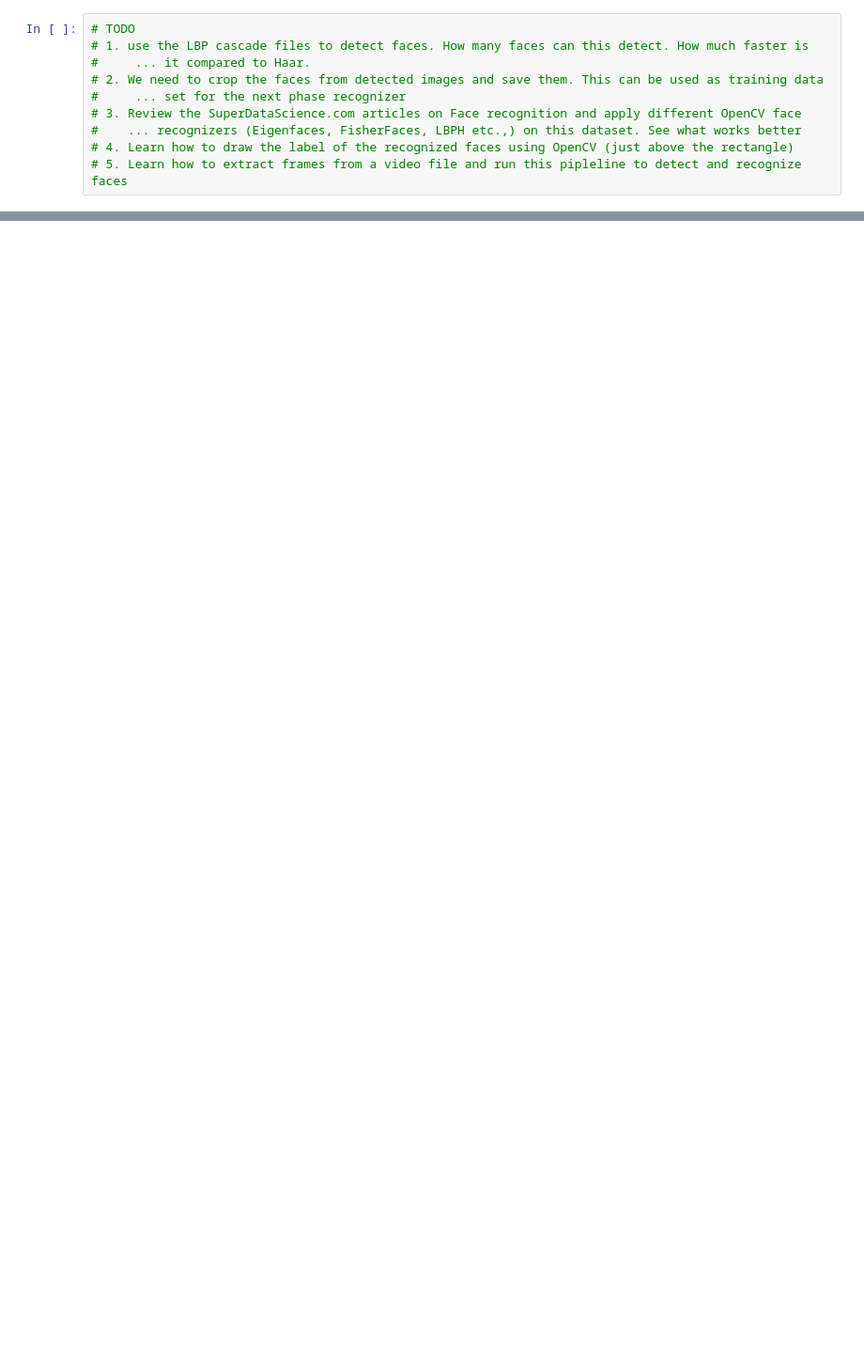
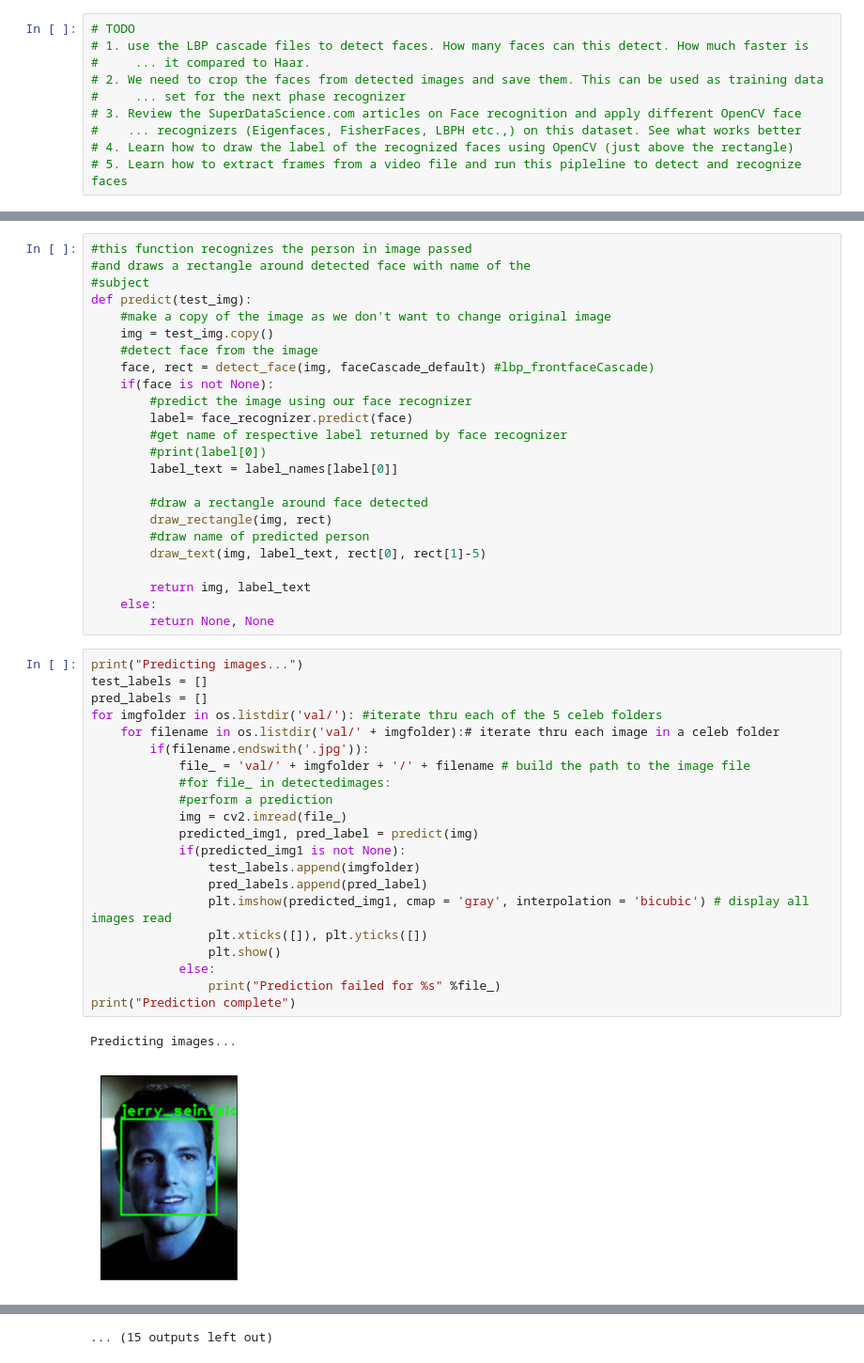
Before and after one commit to ckarthic/Face-Recognition, a Jupyter notebook: OpenCV_Cascades.ipynb, the cells around one changed output, grey strips where cells are left out. Shown at 94% size. Cells and saved outputs as stored; diff of their text form; blank space fills up the shorter version.

```diff
--- a/OpenCV_Cascades.ipynb
+++ b/OpenCV_Cascades.ipynb
@@ -99,0 +257,48 @@ train/madonna/httpssmediacacheakpinimgcomxfeebfdccajpg.jpg
+# %%
+#this function recognizes the person in image passed
+#and draws a rectangle around detected face with name of the
+#subject
+def predict(test_img):
+    #make a copy of the image as we don't want to change original image
+    img = test_img.copy()
+    #detect face from the image
+    face, rect = detect_face(img, faceCascade_default) #lbp_frontfaceCascade)
+    if(face is not None):
+        #predict the image using our face recognizer
+        label= face_recognizer.predict(face)
+        #get name of respective label returned by face recognizer
+        #print(label[0])
+        label_text = label_names[label[0]]
+
+        #draw a rectangle around face detected
+        draw_rectangle(img, rect)
+        #draw name of predicted person
+        draw_text(img, label_text, rect[0], rect[1]-5)
+
+        return img, label_text
+    else:
+        return None, None
+# %%
+print("Predicting images...")
+test_labels = []
+pred_labels = []
+for imgfolder in os.listdir('val/'): #iterate thru each of the 5 celeb folders
+    for filename in os.listdir('val/' + imgfolder):# iterate thru each image in a celeb folder
+        if(filename.endswith('.jpg')):
+            file_ = 'val/' + imgfolder + '/' + filename # build the path to the image file
+            #for file_ in detectedimages:
+            #perform a prediction
+            img = cv2.imread(file_)
+            predicted_img1, pred_label = predict(img)
+            if(predicted_img1 is not None):
+                test_labels.append(imgfolder)
+                pred_labels.append(pred_label)
+                plt.imshow(predicted_img1, cmap = 'gray', interpolation = 'bicubic') # display all images read
+                plt.xticks([]), plt.yticks([])
+                plt.show()
+            else:
+                print("Prediction failed for %s" %file_)
+print("Prediction complete")
+# %% [output]
+Predicting images...
+[figure, added]
@@ -99,0 +315 @@ train/madonna/httpssmediacacheakpinimgcomxfeebfdccajpg.jpg
+... (15 outputs left out)
```
Also changed, not shown: parts of 15 cells of this notebook.
